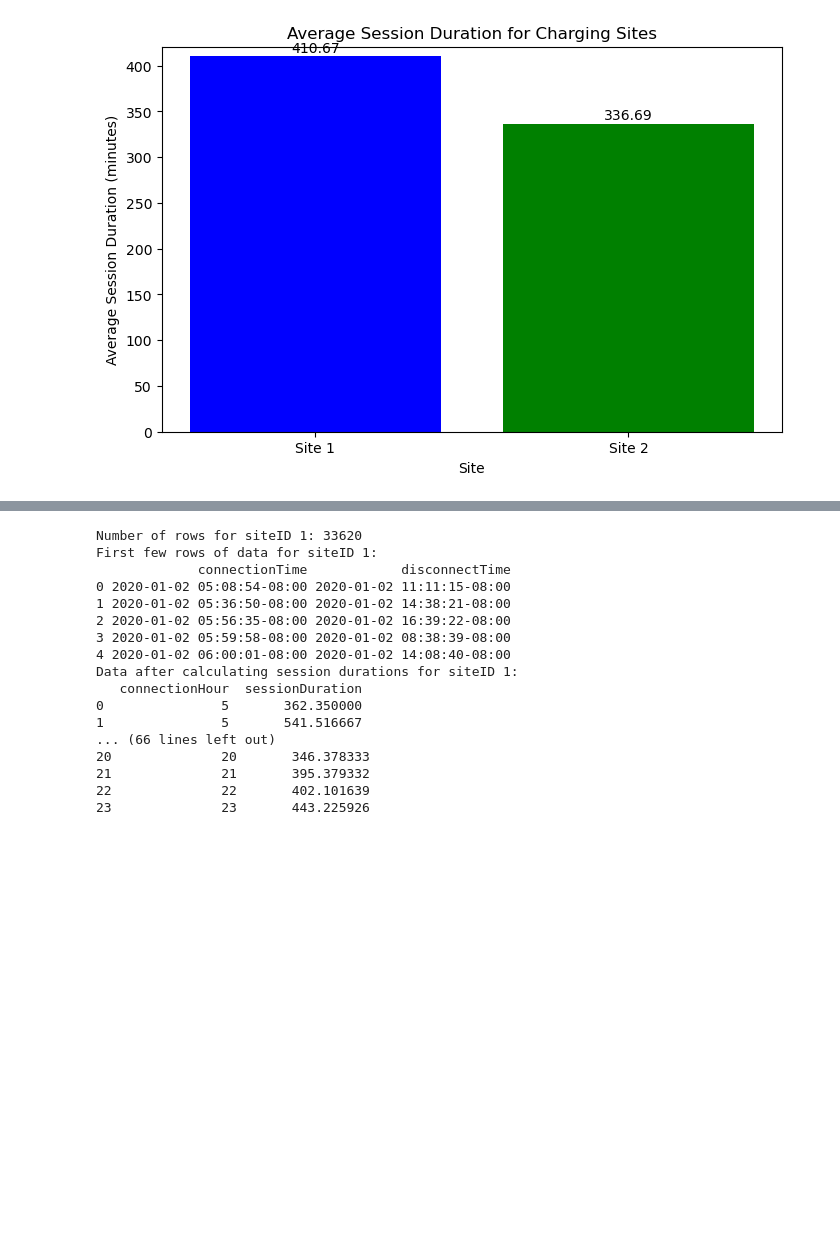
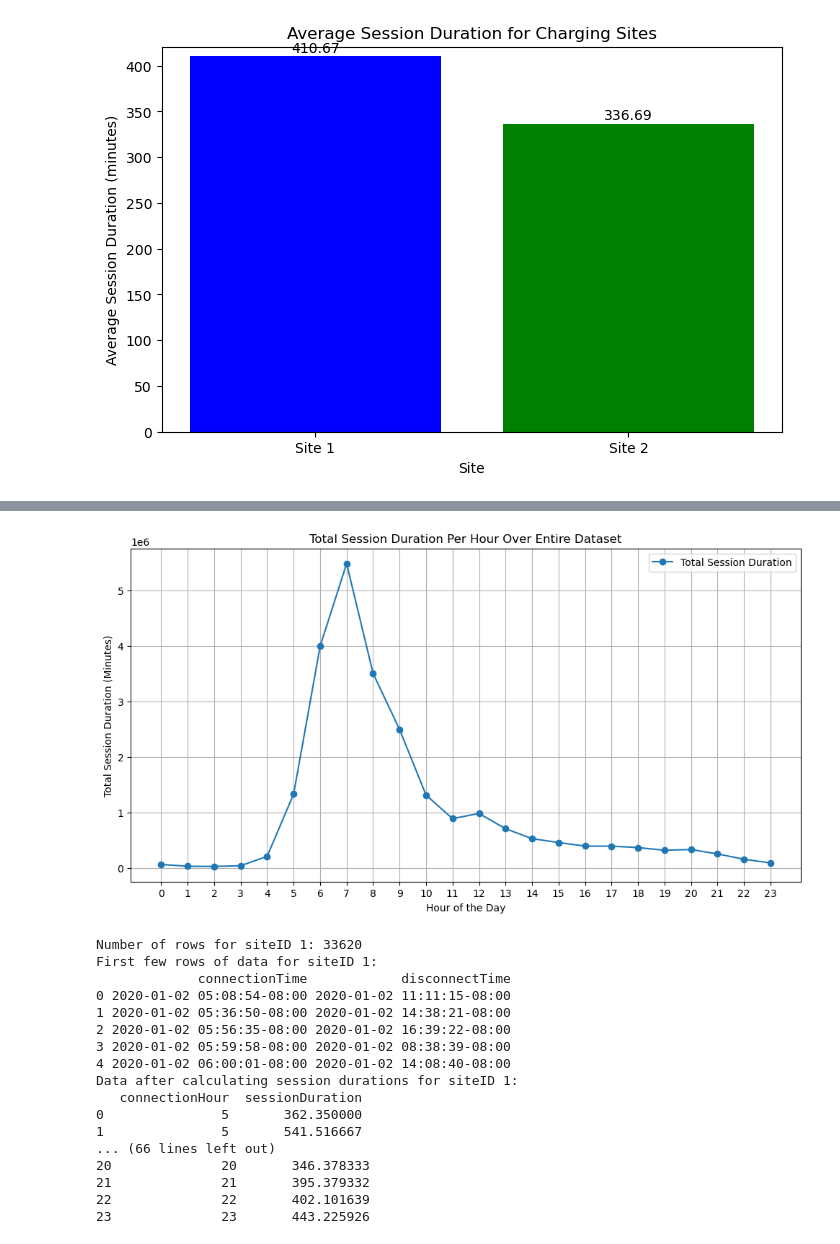
Before and after one commit to JanRkck/AA24, a Jupyter notebook: Task2b.ipynb, the cells around one changed output, grey strips where cells are left out. Cells and saved outputs as stored; diff of their text form; code cells hidden in the pictures; blank space fills up the shorter version.

```diff
--- a/Task2b.ipynb
+++ b/Task2b.ipynb
@@ -305 +374,33 @@ plot_avg_session_duration(avg_durations, sites)
+# %%
+# Calculate total session duration per hour over the entire dataset
+total_hourly_duration = df_ev.copy()
+total_hourly_duration['connectionTime'] = pd.to_datetime(total_hourly_duration['connectionTime'])
+total_hourly_duration['disconnectTime'] = pd.to_datetime(total_hourly_duration['disconnectTime'])
+
+# Add session duration in minutes
+total_hourly_duration['sessionDuration'] = (total_hourly_duration['disconnectTime'] - total_hourly_duration['connectionTime']).dt.total_seconds() / 60
+
+# Extract hour of the day from connectionTime
+total_hourly_duration['connectionHour'] = total_hourly_duration['connectionTime'].dt.hour
+
+# Group by hour to calculate total session duration
+total_session_duration_per_hour = total_hourly_duration.groupby('connectionHour')['sessionDuration'].sum().reset_index()
+
+# Plotting the total session durations
+plt.figure(figsize=(12, 6))
+plt.plot(
+    total_session_duration_per_hour['connectionHour'],
+    total_session_duration_per_hour['sessionDuration'],
+    marker='o',
+    label='Total Session Duration'
+)
+plt.title('Total Session Duration Per Hour Over Entire Dataset')
+plt.xlabel('Hour of the Day')
+plt.ylabel('Total Session Duration (Minutes)')
+plt.xticks(range(0, 24))
+plt.grid()
+plt.legend()
+plt.show()
+# %% [output]
+[figure, added]
 # %%
```
Also changed, not shown: parts of 16 cells of this notebook, 2 other files.
